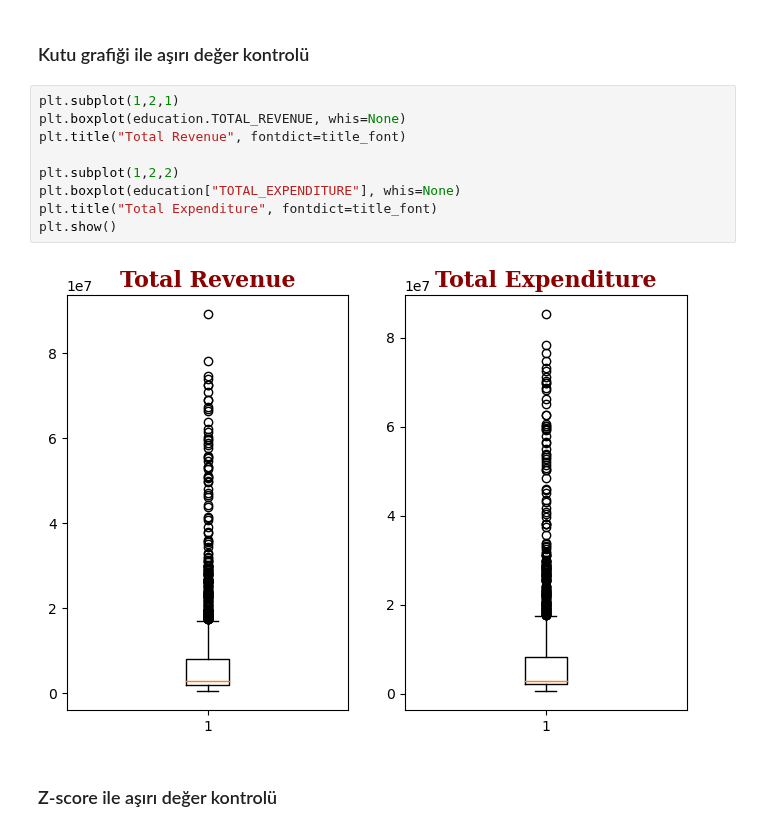
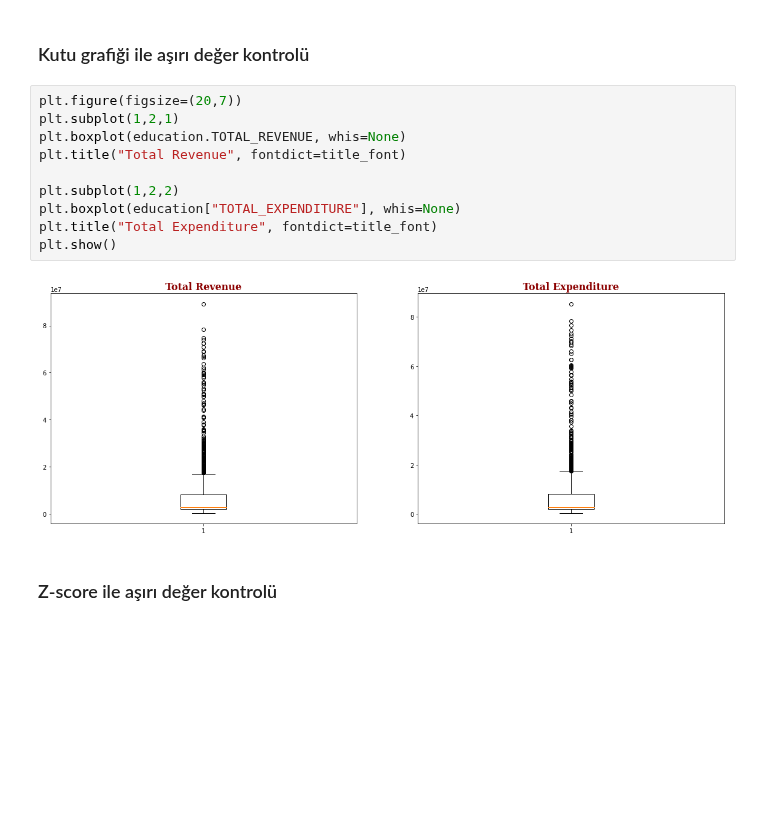
Before and after one commit to gulmert89/bootcamp_files, a Jupyter notebook: odev_VT3-asiri-degerler.ipynb, the cells around one changed output. Saved outputs shown, nothing was run; the diff lists cells and outputs as text; blank space fills up the shorter version.

```diff
--- a/odev_VT3-asiri-degerler.ipynb
+++ b/odev_VT3-asiri-degerler.ipynb
@@ -75,16 +75,17 @@ plt.show()
 # %% [markdown]
 ### Kutu grafiği ile aşırı değer kontrolü
 # %%
+plt.figure(figsize=(20,7))
 plt.subplot(1,2,1)
 plt.boxplot(education.TOTAL_REVENUE, whis=None)
 plt.title("Total Revenue", fontdict=title_font)
 
 plt.subplot(1,2,2)
 plt.boxplot(education["TOTAL_EXPENDITURE"], whis=None)
 plt.title("Total Expenditure", fontdict=title_font)
 plt.show()
 # %% [output]
-[figure, old version]
+[figure, new version]
 # %% [markdown]
 ### Z-score ile aşırı değer kontrolü
 # %%
```
Also changed, not shown: parts of 11 cells of this notebook.
